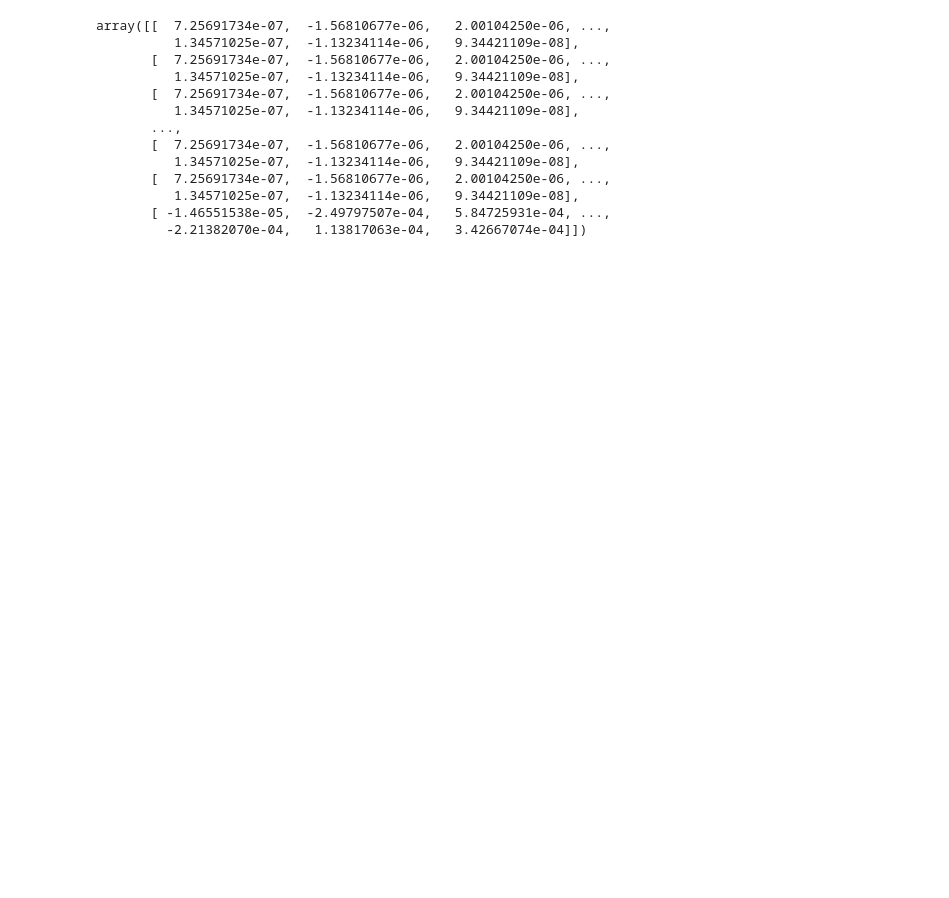
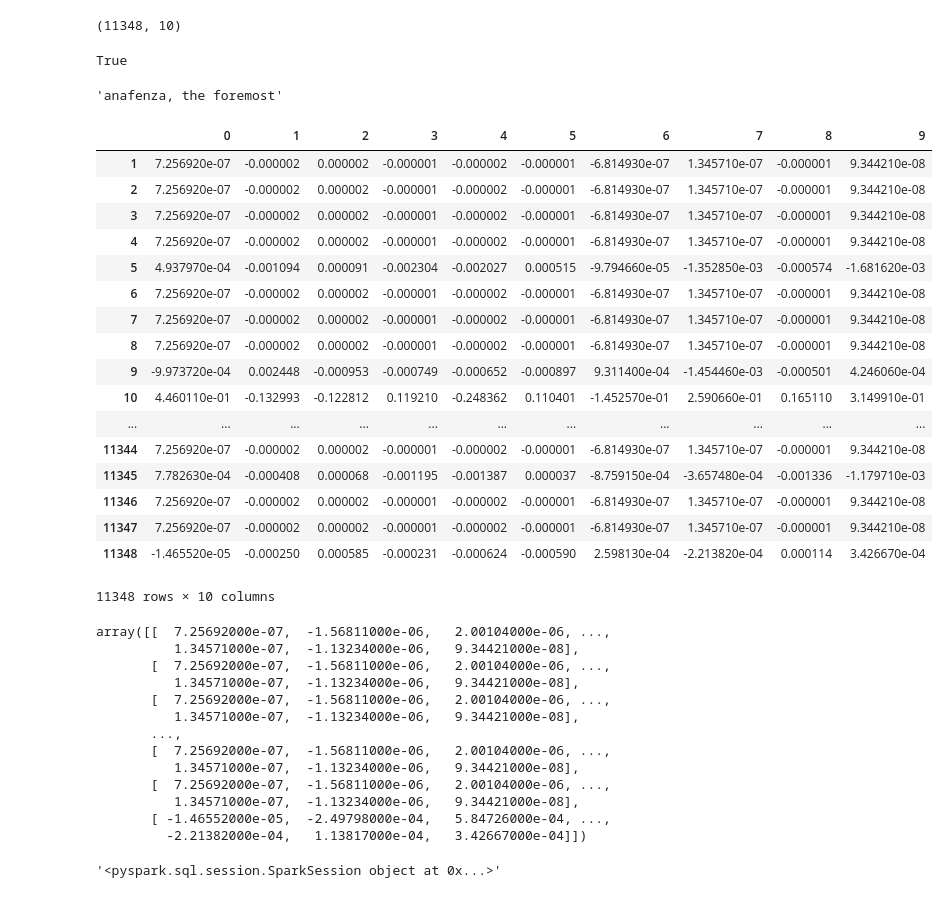
Before and after one commit to BWalzer/cardstorm, a Jupyter notebook: notebooks/scratch_jan_25.ipynb, the cells around one changed output. Saved outputs shown, nothing was run; the diff lists cells and outputs as text; code cells hidden in the pictures; blank space fills up the shorter version.

```diff
--- a/notebooks/scratch_jan_25.ipynb
+++ b/notebooks/scratch_jan_25.ipynb
@@ -71,0 +98,3 @@ pd_product_features.sort_index(inplace=True)
+# %%
+conn = psycopg2.connect('dbname={} host={} user={} password={}'.format(dbname, host, username, password))
+cursor = conn.cursor()
@@ -72,23 +106,59 @@ pd_product_features.sort_index(inplace=True)
 # %%
 # expand each row
 product_matrix = []
-for row in pd_product_features.values:
-    product_matrix.append(row[0])
+indices = []
+for idx, row in cursor.fetchall():
+    indices.append(idx)
+    product_matrix.append(row)
 
 product_matrix = np.array(product_matrix)
+# %%
+product_matrix.shape
+# %% [output]
+(11348, 10)
+# %%
+card_dict = ReflexiveDict()
+card_dict.get_cards()
+# %% [output]
+True
+# %%
+card_dict[262]
+# %% [output]
+'anafenza, the foremost'
+# %%
+pd.DataFrame(data=product_matrix, index=indices, )
+# %% [output]
+|  | 0 | 1 | 2 | 3 | 4 | 5 | 6 | 7 | 8 | 9 |
+| 1 | 7.256920e-07 | -0.000002 | 0.000002 | -0.000001 | -0.000002 | -0.000001 | -6.814930e-07 | 1.345710e-07 | -0.000001 | 9.344210e-08 |
+| 2 | 7.256920e-07 | -0.000002 | 0.000002 | -0.000001 | -0.000002 | -0.000001 | -6.814930e-07 | 1.345710e-07 | -0.000001 | 9.344210e-08 |
+| 3 | 7.256920e-07 | -0.000002 | 0.000002 | -0.000001 | -0.000002 | -0.000001 | -6.814930e-07 | 1.345710e-07 | -0.000001 | 9.344210e-08 |
+| 4 | 7.256920e-07 | -0.000002 | 0.000002 | -0.000001 | -0.000002 | -0.000001 | -6.814930e-07 | 1.345710e-07 | -0.000001 | 9.344210e-08 |
+| 5 | 4.937970e-04 | -0.001094 | 0.000091 | -0.002304 | -0.002027 | 0.000515 | -9.794660e-05 | -1.352850e-03 | -0.000574 | -1.681620e-03 |
+| 6 | 7.256920e-07 | -0.000002 | 0.000002 | -0.000001 | -0.000002 | -0.000001 | -6.814930e-07 | 1.345710e-07 | -0.000001 | 9.344210e-08 |
+| 7 | 7.256920e-07 | -0.000002 | 0.000002 | -0.000001 | -0.000002 | -0.000001 | -6.814930e-07 | 1.345710e-07 | -0.000001 | 9.344210e-08 |
+| 8 | 7.256920e-07 | -0.000002 | 0.000002 | -0.000001 | -0.000002 | -0.000001 | -6.814930e-07 | 1.345710e-07 | -0.000001 | 9.344210e-08 |
+| 9 | -9.973720e-04 | 0.002448 | -0.000953 | -0.000749 | -0.000652 | -0.000897 | 9.311400e-04 | -1.454460e-03 | -0.000501 | 4.246060e-04 |
+| 10 | 4.460110e-01 | -0.132993 | -0.122812 | 0.119210 | -0.248362 | 0.110401 | -1.452570e-01 | 2.590660e-01 | 0.165110 | 3.149910e-01 |
+| ... | ... | ... | ... | ... | ... | ... | ... | ... | ... | ... |
+| 11344 | 7.256920e-07 | -0.000002 | 0.000002 | -0.000001 | -0.000002 | -0.000001 | -6.814930e-07 | 1.345710e-07 | -0.000001 | 9.344210e-08 |
+| 11345 | 7.782630e-04 | -0.000408 | 0.000068 | -0.001195 | -0.001387 | 0.000037 | -8.759150e-04 | -3.657480e-04 | -0.001336 | -1.179710e-03 |
+| 11346 | 7.256920e-07 | -0.000002 | 0.000002 | -0.000001 | -0.000002 | -0.000001 | -6.814930e-07 | 1.345710e-07 | -0.000001 | 9.344210e-08 |
+| 11347 | 7.256920e-07 | -0.000002 | 0.000002 | -0.000001 | -0.000002 | -0.000001 | -6.814930e-07 | 1.345710e-07 | -0.000001 | 9.344210e-08 |
+| 11348 | -1.465520e-05 | -0.000250 | 0.000585 | -0.000231 | -0.000624 | -0.000590 | 2.598130e-04 | -2.213820e-04 | 0.000114 | 3.426670e-04 |
+11348 rows × 10 columns
 # %%
 product_matrix
 # %% [output]
-array([[  7.25691734e-07,  -1.56810677e-06,   2.00104250e-06, ...,
-          1.34571025e-07,  -1.13234114e-06,   9.34421109e-08],
-       [  7.25691734e-07,  -1.56810677e-06,   2.00104250e-06, ...,
-          1.34571025e-07,  -1.13234114e-06,   9.34421109e-08],
-       [  7.25691734e-07,  -1.56810677e-06,   2.00104250e-06, ...,
-          1.34571025e-07,  -1.13234114e-06,   9.34421109e-08],
+array([[  7.25692000e-07,  -1.56811000e-06,   2.00104000e-06, ...,
+          1.34571000e-07,  -1.13234000e-06,   9.34421000e-08],
+       [  7.25692000e-07,  -1.56811000e-06,   2.00104000e-06, ...,
+          1.34571000e-07,  -1.13234000e-06,   9.34421000e-08],
+       [  7.25692000e-07,  -1.56811000e-06,   2.00104000e-06, ...,
+          1.34571000e-07,  -1.13234000e-06,   9.34421000e-08],
        ...,
-       [  7.25691734e-07,  -1.56810677e-06,   2.00104250e-06, ...,
-          1.34571025e-07,  -1.13234114e-06,   9.34421109e-08],
-       [  7.25691734e-07,  -1.56810677e-06,   2.00104250e-06, ...,
-          1.34571025e-07,  -1.13234114e-06,   9.34421109e-08],
-       [ -1.46551538e-05,  -2.49797507e-04,   5.84725931e-04, ...,
-         -2.21382070e-04,   1.13817063e-04,   3.42667074e-04]])
+       [  7.25692000e-07,  -1.56811000e-06,   2.00104000e-06, ...,
+          1.34571000e-07,  -1.13234000e-06,   9.34421000e-08],
+       [  7.25692000e-07,  -1.56811000e-06,   2.00104000e-06, ...,
+          1.34571000e-07,  -1.13234000e-06,   9.34421000e-08],
+       [ -1.46552000e-05,  -2.49798000e-04,   5.84726000e-04, ...,
+         -2.21382000e-04,   1.13817000e-04,   3.42667000e-04]])
@@ -108,0 +165,4 @@ for row in enumerate(product_matrix, start=1):
+# %%
+rep
+# %% [output]
+'<pyspark.sql.session.SparkSession object at 0x...>'
```
Also changed, not shown: parts of 9 cells of this notebook.
